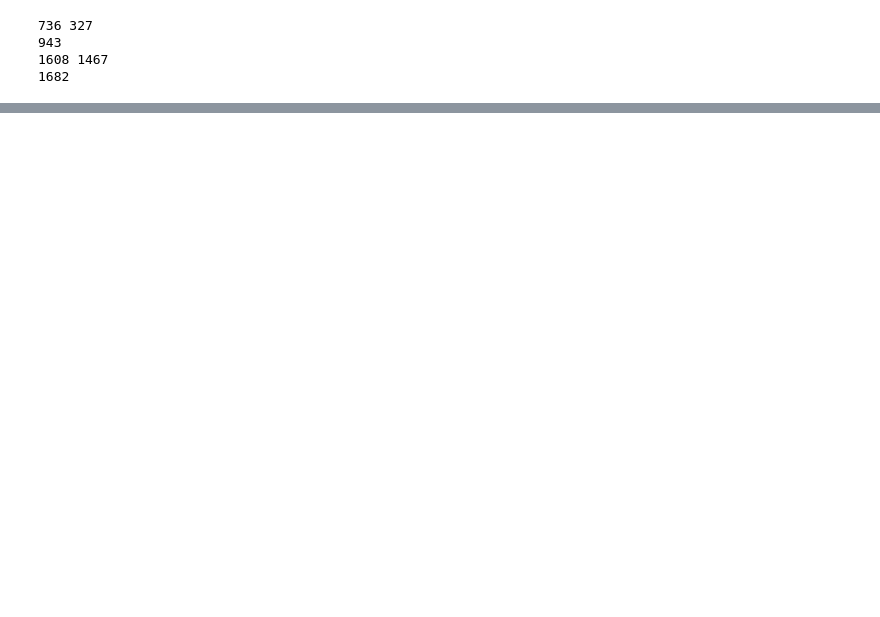
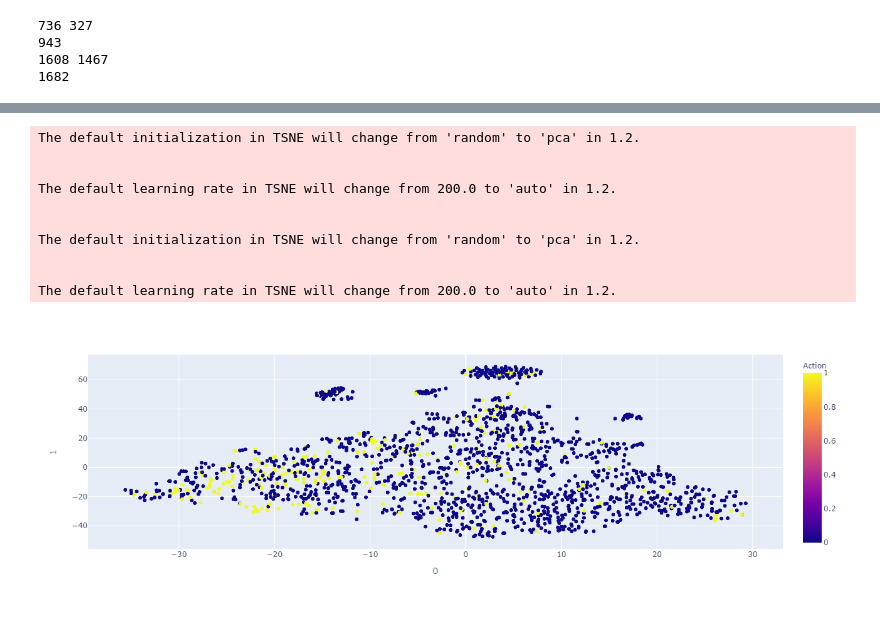
Before and after one commit to Sumeet2807/Recommender-Systems, a Jupyter notebook: collaborative-ipynb.ipynb, the cells around one changed output, grey strips where cells are left out. Drawn from its saved outputs; the diff is of its cells as text; code cells hidden in the pictures; blank space fills up the shorter version.

```diff
--- a/collaborative-ipynb.ipynb
+++ b/collaborative-ipynb.ipynb
@@ -185,13 +175,27 @@ array([[ 343,  243],
 # %%
-from sklearn.manifold import TSNE
-import plotly.express as px
-
 tsne = TSNE()
 users = tsne.fit_transform(model.get_layer('users').get_weights()[0])
 movies = tsne.fit_transform(model.get_layer('movies').get_weights()[0])
 new_df = pd.DataFrame(movies)
-new_df[2] = items[1].to_numpy()
-new_df[3] = items.drop(columns=[0,1,2,3,4]).idxmax(axis=1)
-
-fig = px.scatter(new_df, x=0, y=1,hover_data=[2],color=3)
+new_df[2] = items['movie title'].to_numpy()
+new_df.set_index(np.array(new_df.index)+1, inplace = True)
+# new_df[3] = items.drop(columns=[0,1,2,3,4]).idxmax(axis=1)
+new_df = pd.concat([new_df,items[['release date' ,'video release date' ,
+                           'IMDb URL' ,'unknown' ,'Action' ,'Adventure' ,'Animation' ,
+                           'Children' ,'Comedy' ,'Crime' ,'Documentary' ,'Drama' ,'Fantasy' ,
+                           'Film-Noir' ,'Horror' ,'Musical' ,'Mystery' ,'Romance' ,'Sci-Fi' ,
+                           'Thriller' ,'War' ,'Western']]],axis=1)
+fig = px.scatter(new_df, x=0, y=1,hover_data=[2],color='Action')
 fig.show()
+# %% [output]
+The default initialization in TSNE will change from 'random' to 'pca' in 1.2.
+
+
+The default learning rate in TSNE will change from 200.0 to 'auto' in 1.2.
+
+
+The default initialization in TSNE will change from 'random' to 'pca' in 1.2.
+
+
+The default learning rate in TSNE will change from 200.0 to 'auto' in 1.2.
+[figure, added]
```
Also changed, not shown: parts of 10 cells of this notebook.
